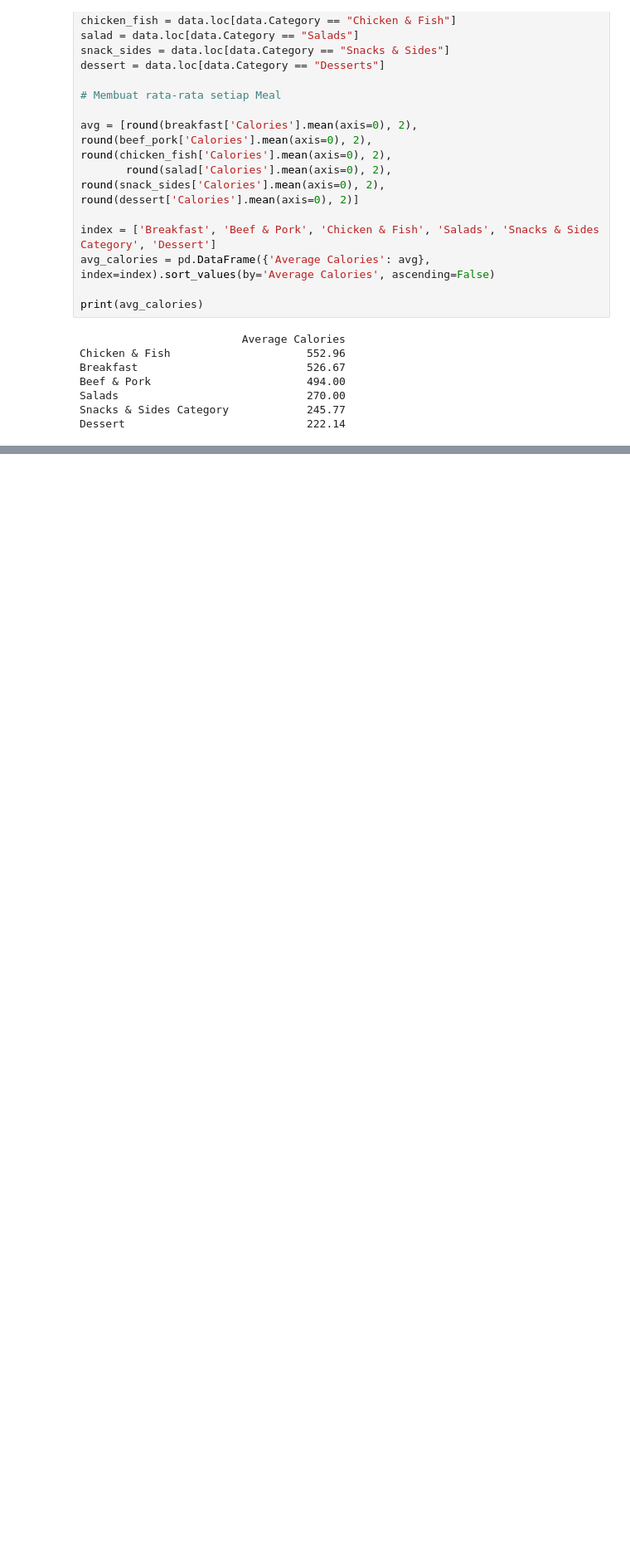
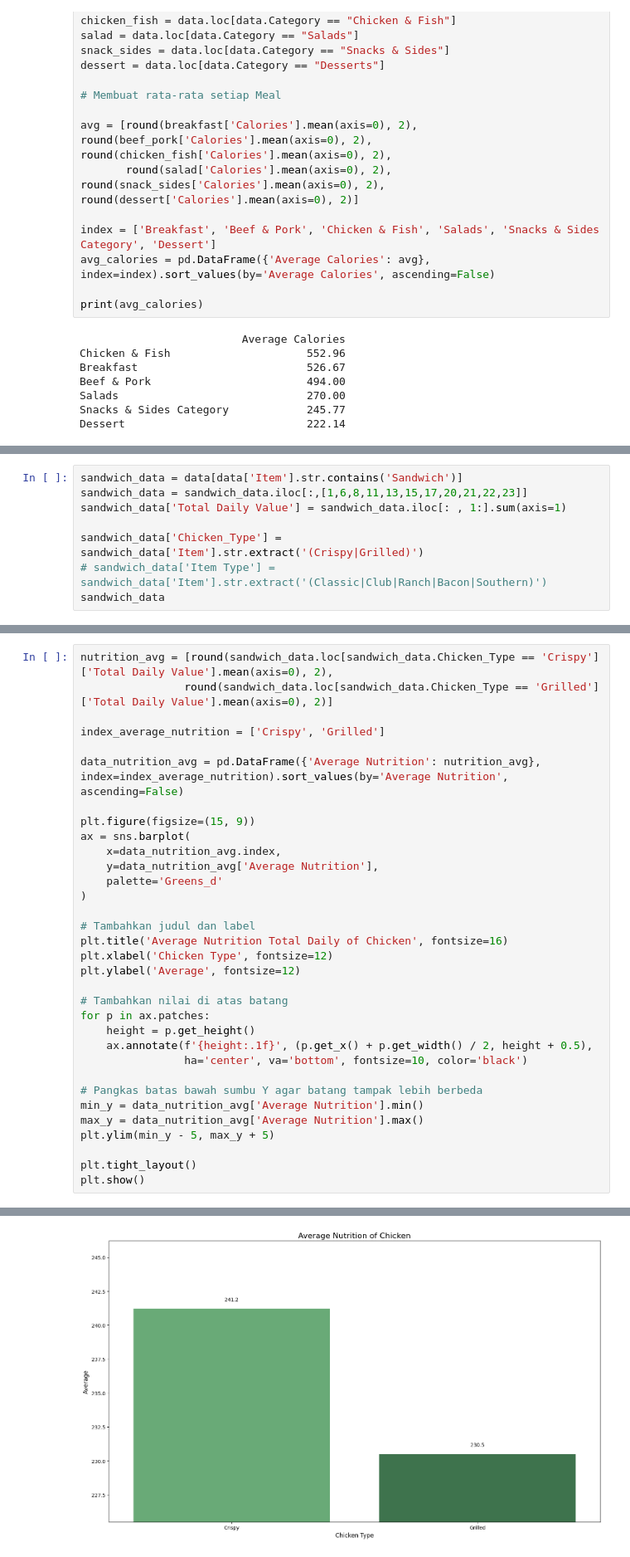
Before and after one commit to luthfi2603/Tubes-DWBI-Kelompok-2, a Jupyter notebook: Challange1/test.ipynb, the cells around one changed output, grey strips where cells are left out. Shown at 83% size. Saved outputs shown, nothing was run; the diff lists cells and outputs as text; blank space fills up the shorter version.

```diff
--- a/Challange1/test.ipynb
+++ b/Challange1/test.ipynb
@@ -135,0 +182,8 @@ plt.show()
+# %%
+sandwich_data = data[data['Item'].str.contains('Sandwich')]
+sandwich_data = sandwich_data.iloc[:,[1,6,8,11,13,15,17,20,21,22,23]]
+sandwich_data['Total Daily Value'] = sandwich_data.iloc[: , 1:].sum(axis=1)
+
+sandwich_data['Chicken_Type'] = sandwich_data['Item'].str.extract('(Crispy|Grilled)')
+# sandwich_data['Item Type'] = sandwich_data['Item'].str.extract('(Classic|Club|Ranch|Bacon|Southern)')
+sandwich_data
@@ -135,0 +201,34 @@ plt.show()
+# %%
+nutrition_avg = [round(sandwich_data.loc[sandwich_data.Chicken_Type == 'Crispy']['Total Daily Value'].mean(axis=0), 2),
+                round(sandwich_data.loc[sandwich_data.Chicken_Type == 'Grilled']['Total Daily Value'].mean(axis=0), 2)]
+
+index_average_nutrition = ['Crispy', 'Grilled']
+
+data_nutrition_avg = pd.DataFrame({'Average Nutrition': nutrition_avg}, index=index_average_nutrition).sort_values(by='Average Nutrition', ascending=False)
+
+plt.figure(figsize=(15, 9))
+ax = sns.barplot(
+    x=data_nutrition_avg.index,
+    y=data_nutrition_avg['Average Nutrition'],
+    palette='Greens_d'
+)
+
+# Tambahkan judul dan label
+plt.title('Average Nutrition Total Daily of Chicken', fontsize=16)
+plt.xlabel('Chicken Type', fontsize=12)
+plt.ylabel('Average', fontsize=12)
+
+# Tambahkan nilai di atas batang
+for p in ax.patches:
+    height = p.get_height()
+    ax.annotate(f'{height:.1f}', (p.get_x() + p.get_width() / 2, height + 0.5),
+                ha='center', va='bottom', fontsize=10, color='black')
+
+# Pangkas batas bawah sumbu Y agar batang tampak lebih berbeda
+min_y = data_nutrition_avg['Average Nutrition'].min()
+max_y = data_nutrition_avg['Average Nutrition'].max()
+plt.ylim(min_y - 5, max_y + 5)
+
+plt.tight_layout()
+plt.show()
+# %% [output]
@@ -135,0 +238 @@ plt.show()
+[figure, added]
```
Also changed, not shown: parts of 20 cells of this notebook.
